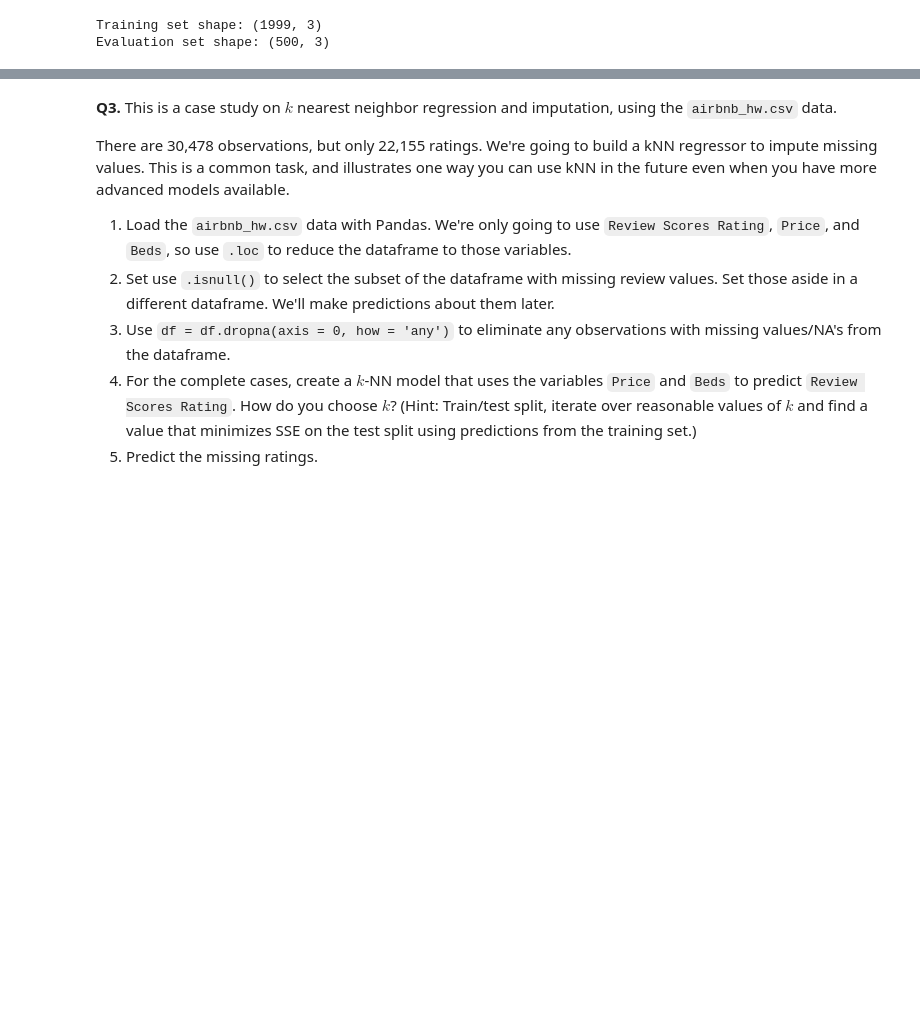
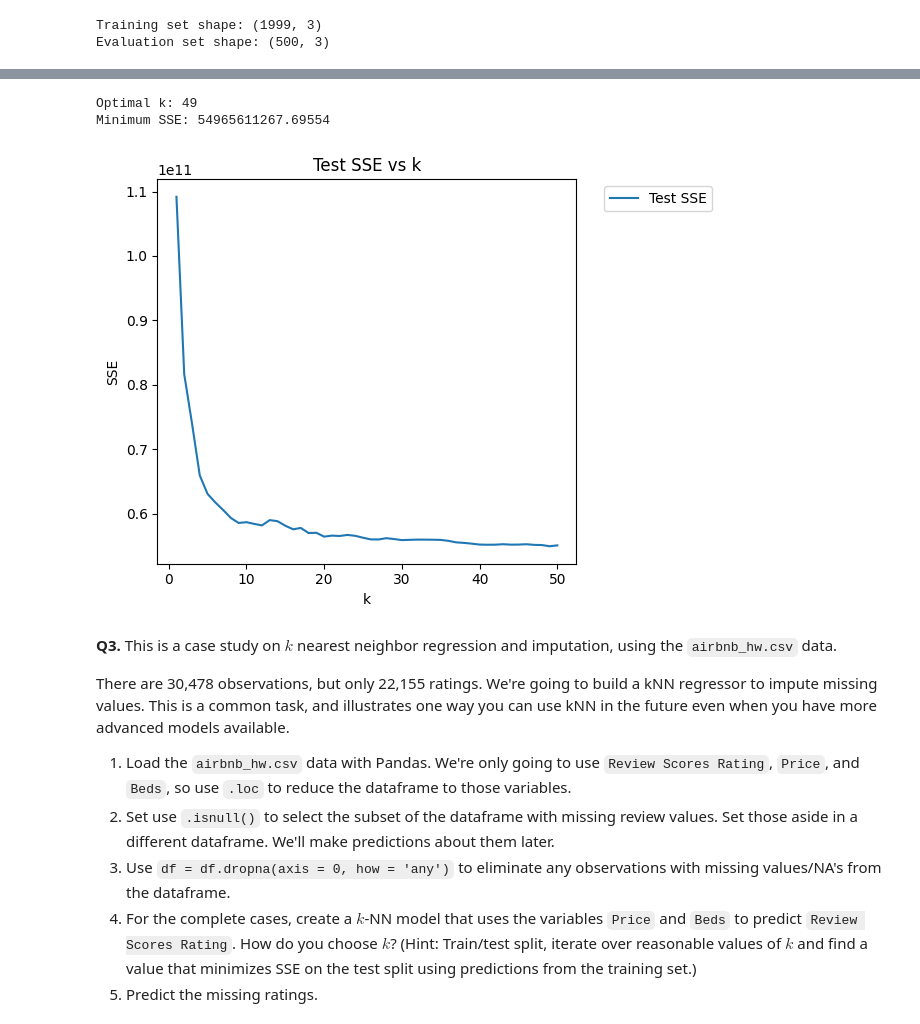
Before and after one commit to bburt26/knn_assignment, a Jupyter notebook: assignment_knn.ipynb, the cells around one changed output, grey strips where cells are left out. Drawn from its saved outputs; the diff is of its cells as text; code cells hidden in the pictures; blank space fills up the shorter version.

```diff
--- a/assignment_knn.ipynb
+++ b/assignment_knn.ipynb
@@ -236,5 +221,46 @@ k=300: MSE=116473482.35
 # %%
-# Question 2.5
+# Question 2.5 Determine the optimal  𝑘  for these data.
 
-# The optimal K would be where k=100 because this returns the lowest mean squared error.
+import numpy as np
+import matplotlib.pyplot as plt
+from sklearn.neighbors import KNeighborsRegressor
+from sklearn.model_selection import train_test_split
+
+y = cars_test['price']
+X = cars_test[['year','mileage']]
+
+X_train, X_test, y_train, y_test = train_test_split(
+    X, y, test_size=0.2, random_state=42
+)
+
+k_bar = 50
+SSE = []
+
+for k in range(1, k_bar + 1):
+    model = KNeighborsRegressor(n_neighbors=k)
+    fitted_model = model.fit(X_train, y_train)
+    y_hat = fitted_model.predict(X_test)
+    SSE.append(np.sum((y_test - y_hat) ** 2))
+
+SSE_min = np.min(SSE)
+min_index = np.where(SSE == SSE_min)[0][0]
+k_star = min_index + 1
+
+print("Optimal k:", k_star)
+print("Minimum SSE:", SSE_min)
+
+plt.plot(np.arange(1, k_bar + 1), SSE, label='Test SSE')
+plt.xlabel("k")
+plt.ylabel("SSE")
+plt.title("Test SSE vs k")
+plt.legend(bbox_to_anchor=(1.05, 1), loc='upper left')
+plt.tight_layout()
+plt.show()
+
+
+# The optimal K would be 49 since it yields the lowest SSE.
+# %% [output]
+Optimal k: 49
+Minimum SSE: 54965611267.69554
+[figure, added]
 # %%
```
Also changed, not shown: parts of 5 cells of this notebook.
